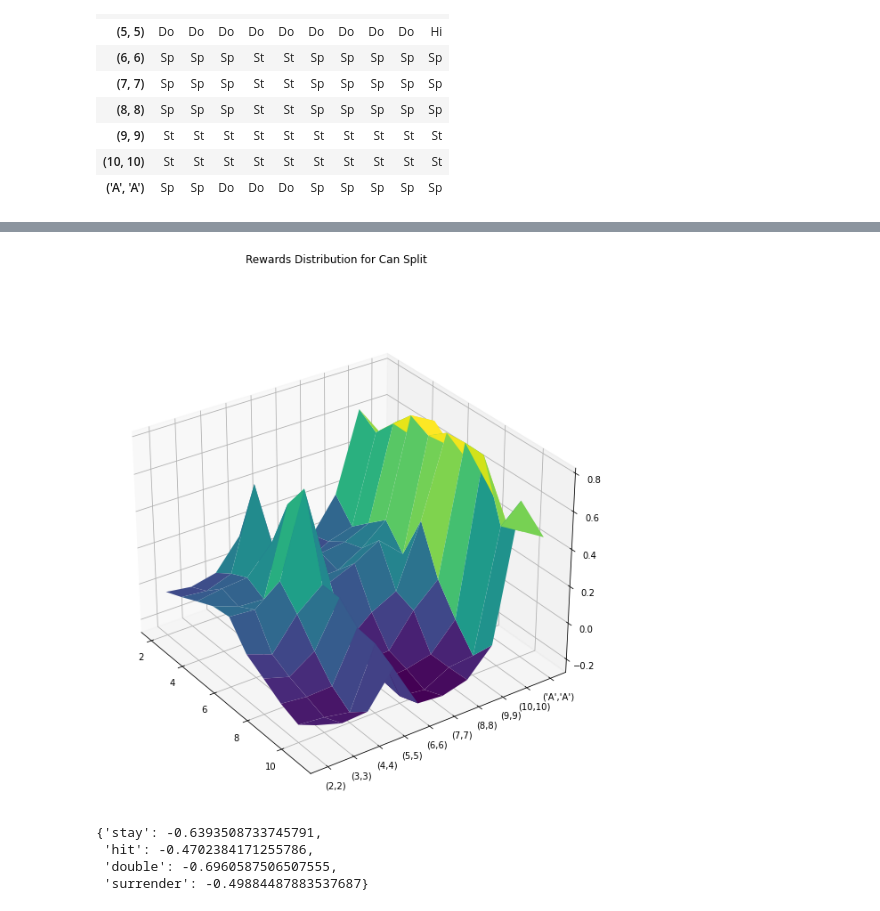
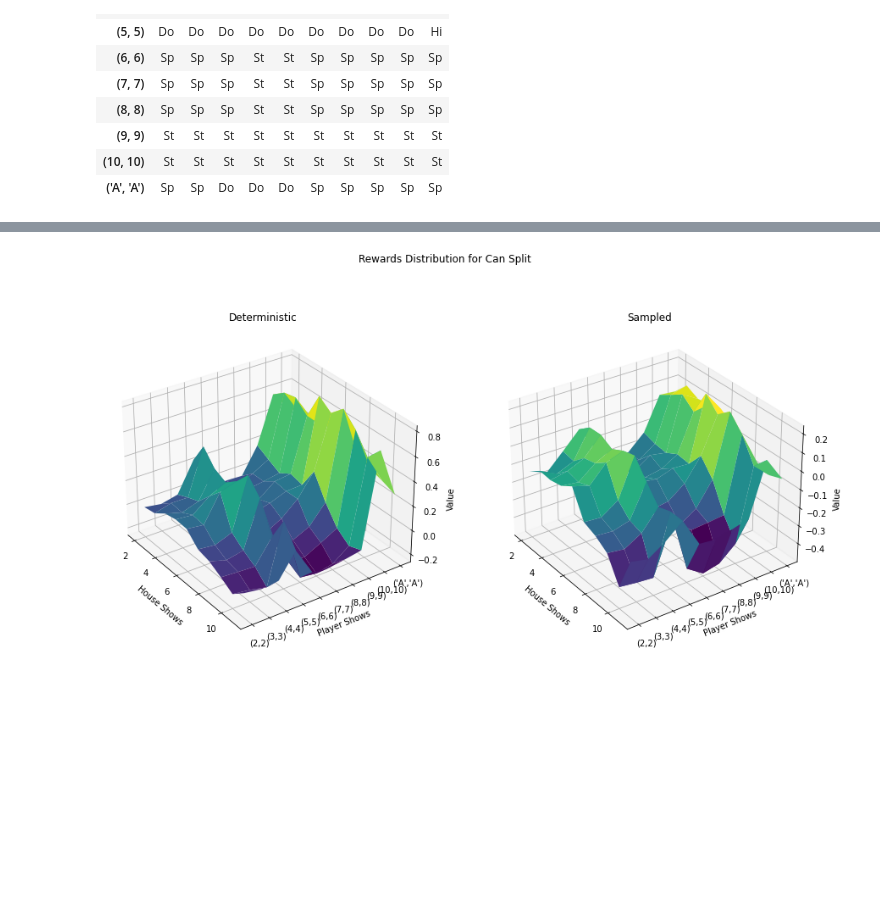
Before and after one commit to petersim1/Blackjack_RL, a Jupyter notebook: Blackjack.ipynb, the cells around one changed output, grey strips where cells are left out. Saved outputs shown, nothing was run; the diff lists cells and outputs as text; code cells hidden in the pictures; blank space fills up the shorter version.

```diff
--- a/Blackjack.ipynb
+++ b/Blackjack.ipynb
@@ -376,16 +515,23 @@ value = np.zeros((3,21+1,11+1))
 # %%
+# Two ways to define value function
+# 1. Deterministic. Pick best action
+# 2. Random. Pick best action according to probability, which is normalized from possible q-values
+
 for k,v in Qlearned['noSplit'].items() :
     p,h,a = k
     fill[int(a),p,h] = max(v,key=v.get)[:2].title()
-    value[int(a),p,h] = max(v.values()) # in my case, I'm saying always choose best option (ie. P=1, all else P=0)
-#     for k1,v1 in v.items() :
-#         value[int(a),p,h] += v1*1/len(v) #equal probability of taking each action.
+    value_det[int(a),p,h] = max(v.values()) # Deterministic
+    if not int(a) :
+        if p == 21 : # if we're at 21, the only policy is to stay.
+            value_det[int(a),p,h] = max(v.values())
+    for k1,v1 in v.items() :
+        value_rand[int(a),p,h] += v1*np.exp(v1)/np.exp(np.array(list(v.values()))).sum() # Random
 
 for k,v in Qlearned['canSplit'].items() :
     p,h,a = k
     if not isinstance(p,int) :
         p = 11
     fill[2,p,h] = max(v,key=v.get)[:2].title()
-    value[2,p,h] = max(v.values()) # in my case, I'm saying always choose best option (ie. P=1, all else P=0)
-#     for k1,v1 in v.items() :
-#         value[2,p,h] += v1*1/len(v) #equal probability of taking each action.
+    value_det[2,p,h] = max(v.values()) # Deterministic
+    for k1,v1 in v.items() :
+        value_rand[2,p,h] += v1*np.exp(v1)/np.exp(np.array(list(v.values()))).sum() # Random
@@ -412,19 +600,32 @@ ax.view_init(azim=-35)
 # %%
-canSplitMesh = value[2][2:12,2:]
+fig = plt.figure(figsize=(15,8))
+fig.suptitle('Rewards Distribution for Can Split')
+ax = fig.add_subplot(121, projection='3d')
+ax.set_title('Deterministic')
+
+canSplitMesh = value_det[2][2:12,2:]
 x,y = np.meshgrid(range(2,12),range(2,12))
-fig = plt.figure(figsize=(10,10))
-fig.suptitle('Rewards Distribution for Can Split')
-ax = plt.axes(projection='3d')
 ticks = ["({},{})".format(p,p) if p < 11 else "('A','A')" for p in range(2,12)]
 ax.set(yticks=range(2,12), yticklabels=ticks)
 ax.plot_surface(x, y, canSplitMesh, rstride=1, cstride=1,cmap='viridis', edgecolor='none')
 ax.view_init(azim=-35)
+ax.set_xlabel('House Shows')
+ax.set_ylabel('Player Shows')
+ax.set_zlabel('Value')
+
+ax = fig.add_subplot(122, projection='3d')
+ax.set_title('Sampled')
+
+canSplitMesh = value_rand[2][2:12,2:]
+x,y = np.meshgrid(range(2,12),range(2,12))
+ticks = ["({},{})".format(p,p) if p < 11 else "('A','A')" for p in range(2,12)]
+ax.set(yticks=range(2,12), yticklabels=ticks)
+ax.plot_surface(x, y, canSplitMesh, rstride=1, cstride=1,cmap='viridis', edgecolor='none')
+ax.view_init(azim=-35)
+ax.set_xlabel('House Shows')
+ax.set_ylabel('Player Shows')
+ax.set_zlabel('Value')
+
+plt.show()
 # %% [output]
-[figure, old version]
+[figure, new version]
-# %%
-Qlearned['noSplit'][(14,11,False)]
-# %% [output]
-{'stay': -0.6393508733745791,
- 'hit': -0.4702384171255786,
- 'double': -0.6960587506507555,
- 'surrender': -0.49884487883537687}
```
Also changed, not shown: parts of 26 cells of this notebook, 2 other files.
